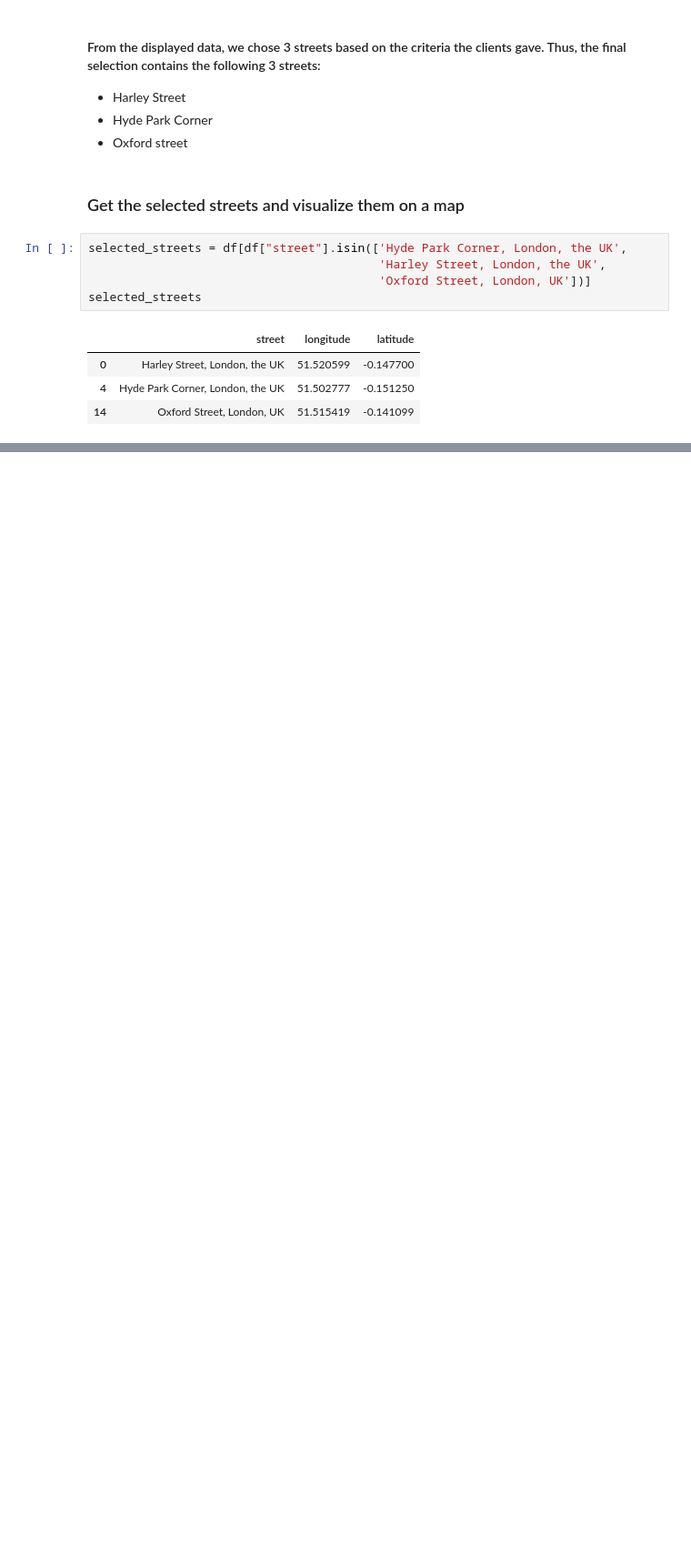
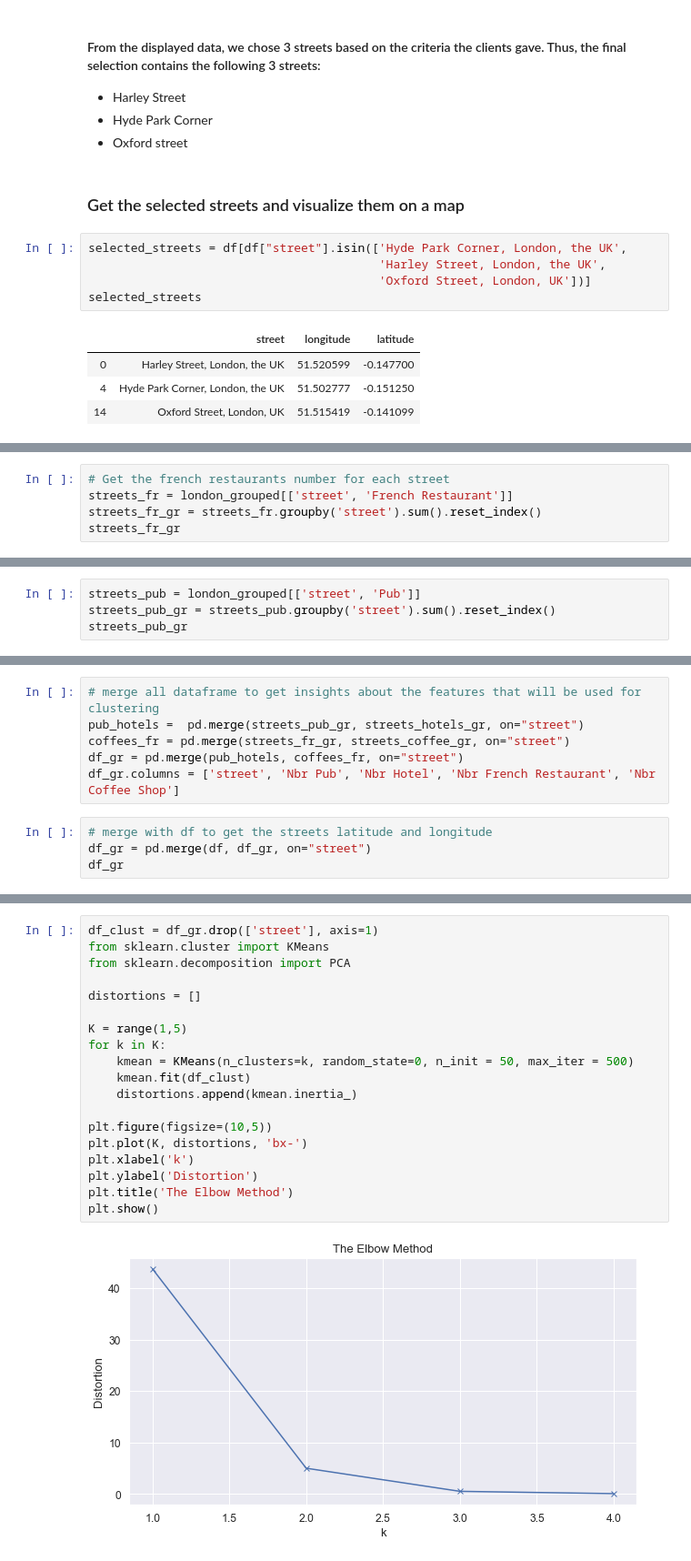
Before and after one commit to AmeniKacem/Coursera_Capstone, a Jupyter notebook: Capstone_Project_The_Battle_of_Neighborhoods(Week 2).ipynb, the cells around one changed output, grey strips where cells are left out. Shown at 91% size. Cells and saved outputs as stored; diff of their text form; blank space fills up the shorter version.

```diff
--- a/Capstone_Project_The_Battle_of_Neighborhoods(Week 2).ipynb
+++ b/Capstone_Project_The_Battle_of_Neighborhoods(Week 2).ipynb
@@ -395,0 +435,5 @@ map_selected_streets
+# %%
+# Get the french restaurants number for each street
+streets_fr = london_grouped[['street', 'French Restaurant']]
+streets_fr_gr = streets_fr.groupby('street').sum().reset_index()
+streets_fr_gr
@@ -395,0 +455,4 @@ map_selected_streets
+# %%
+streets_pub = london_grouped[['street', 'Pub']]
+streets_pub_gr = streets_pub.groupby('street').sum().reset_index()
+streets_pub_gr
@@ -395,0 +474,10 @@ map_selected_streets
+# %%
+# merge all dataframe to get insights about the features that will be used for clustering
+pub_hotels =  pd.merge(streets_pub_gr, streets_hotels_gr, on="street")
+coffees_fr = pd.merge(streets_fr_gr, streets_coffee_gr, on="street")
+df_gr = pd.merge(pub_hotels, coffees_fr, on="street")
+df_gr.columns = ['street', 'Nbr Pub', 'Nbr Hotel', 'Nbr French Restaurant', 'Nbr Coffee Shop']
+# %%
+# merge with df to get the streets latitude and longitude
+df_gr = pd.merge(df, df_gr, on="street")
+df_gr
@@ -395,0 +501,21 @@ map_selected_streets
+# %%
+df_clust = df_gr.drop(['street'], axis=1)
+from sklearn.cluster import KMeans
+from sklearn.decomposition import PCA
+
+distortions = []
+
+K = range(1,5)
+for k in K:
+    kmean = KMeans(n_clusters=k, random_state=0, n_init = 50, max_iter = 500)
+    kmean.fit(df_clust)
+    distortions.append(kmean.inertia_)
+
+plt.figure(figsize=(10,5))
+plt.plot(K, distortions, 'bx-')
+plt.xlabel('k')
+plt.ylabel('Distortion')
+plt.title('The Elbow Method')
+plt.show()
+# %% [output]
+[figure, added]
```
Also changed, not shown: parts of 31 cells of this notebook, 7 other files.
